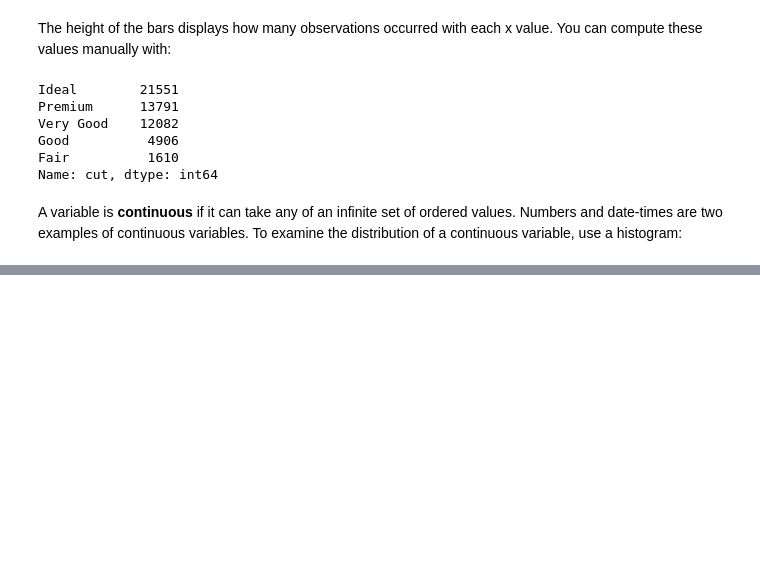
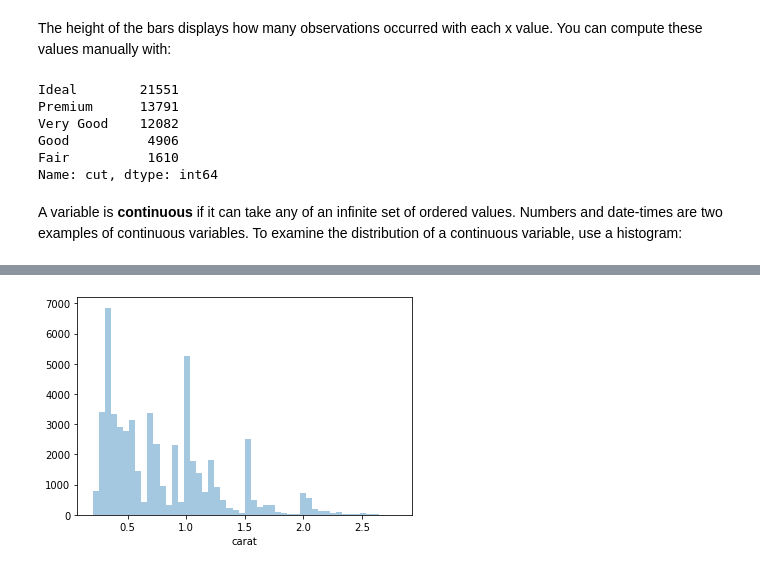
Before and after one commit to markumreed/ds4b, a Jupyter notebook: python_ds4b/01_exploration/03_exploratory_data_analysis/00_eda.ipynb, the cells around one changed output, grey strips where cells are left out. Saved outputs shown, nothing was run; the diff lists cells and outputs as text; code cells hidden in the pictures; blank space fills up the shorter version.

```diff
--- a/python_ds4b/01_exploration/03_exploratory_data_analysis/00_eda.ipynb
+++ b/python_ds4b/01_exploration/03_exploratory_data_analysis/00_eda.ipynb
@@ -93,0 +92,6 @@ NameError: ignored
+# %%
+smaller = diamonds.query("carat < 3")
+# %%
+sns.distplot(smaller['carat'], kde=False);
+# %% [output]
+[figure, added]
```
Also changed, not shown: parts of 32 cells of this notebook.
